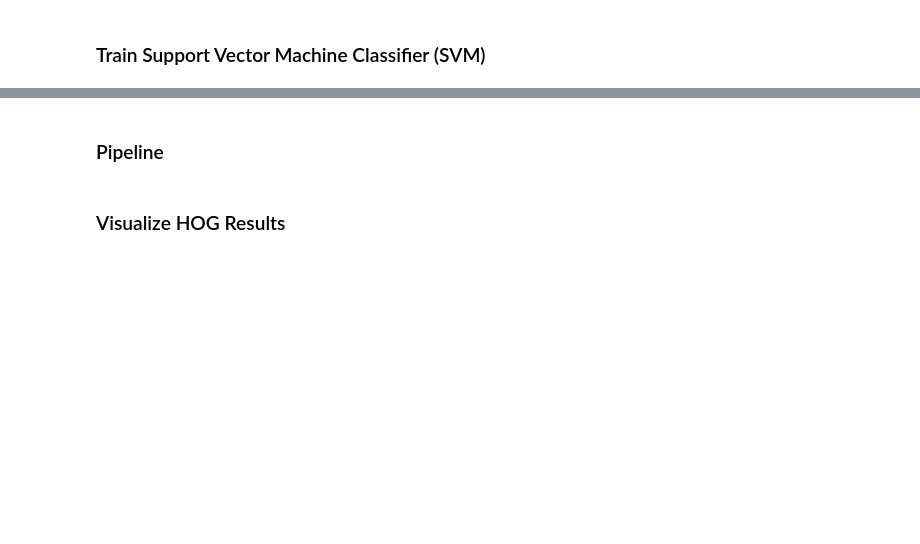
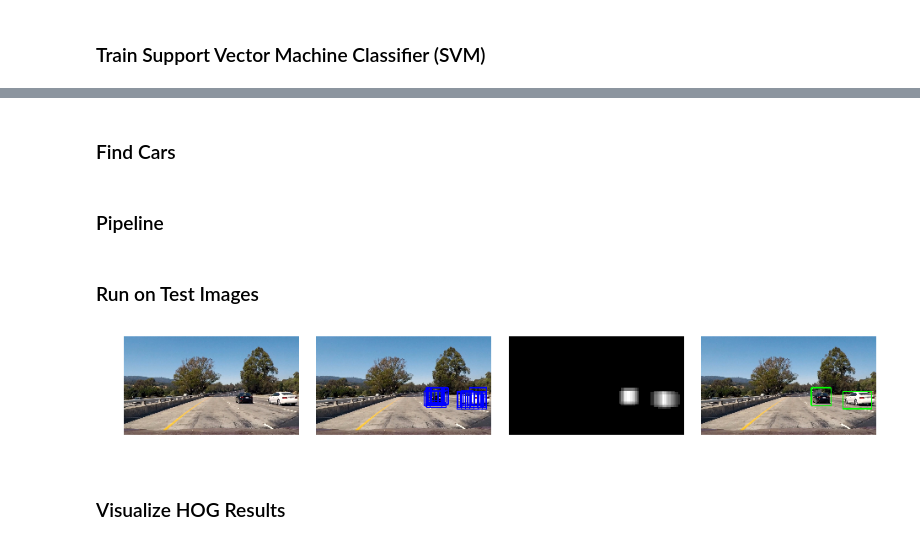
Before and after one commit to khatiba/Vehicle-Tracking, a Jupyter notebook: Vehicle-Tracking.ipynb, the cells around one changed output, grey strips where cells are left out. Cells and saved outputs as stored; diff of their text form; code cells hidden in the pictures; blank space fills up the shorter version.

Commit message:
Final working pipeline.

```diff
--- a/Vehicle-Tracking.ipynb
+++ b/Vehicle-Tracking.ipynb
@@ -175,12 +179,12 @@ def draw_labeled_bboxes(img, labels):
 from sklearn.preprocessing import StandardScaler
 from sklearn.model_selection import train_test_split
 
-color_space = 'HLS' # Can be RGB, HSV, LUV, HLS, YUV, YCrCb
-orient = 9  # HOG orientations
+color_space = 'YCrCb' # Can be RGB, HSV, LUV, HLS, YUV, YCrCb
+orient = 8  # HOG orientations
 pix_per_cell = 8  # HOG pixels per cell
 cell_per_block = 2  # HOG cells per block
 hog_channel = 'ALL'  # Can be 0, 1, 2, or "ALL"
-spatial_size = (16, 16)  # Spatial binning dimensions
+spatial_size = (32, 32)  # Spatial binning dimensions
 hist_bins = 32  # Number of histogram bins
 spatial_feat = True  # Spatial features on or off
 hist_feat = True  # Histogram features on or off
@@ -369,0 +242,2 @@ def find_hot_windows(image, xy_window=(96, 96)):
+# %% [markdown]
+### Find Cars
@@ -370,24 +313,25 @@ def find_hot_windows(image, xy_window=(96, 96)):
 # %% [markdown]
 ### Pipeline
 # %%
-ystart = 400
-ystop = 656
-window_sizes = [(64, 64), (96, 96), (128, 128)]
+ystart = 375
+ystop = 660
+scales = [1.5, 1.65, 1.8, 1.95] #[1.35, 1.5, 1.65, 1.8, 1.95, 2.1, 2.25]
 
 def pipeline(img):
-    img = cv2.cvtColor(img, cv2.COLOR_BGR2RGB)
+#     img = cv2.cvtColor(img, cv2.COLOR_BGR2RGB)
 
-    bbox_list = []
-    for window_size in window_sizes:
-        box_list = find_hot_windows(img, window_size)
-        bbox_list += box_list
+    bboxes = []
+    for scale in scales:
+        boxes = find_cars(img, ystart, ystop, scale, clf, X_scaler, orient,
+                          pix_per_cell, cell_per_block, spatial_size, hist_bins)
+        bboxes = bboxes + boxes
 
-    window_img = draw_boxes(img, bbox_list, color=(0, 255, 0), thick=6)
+    window_img = draw_boxes(img, bboxes, color=(0, 0, 255), thick=6)
 
     heat = np.zeros_like(img[:,:,0]).astype(np.float)
 
     # Add heat to each box in box list
-    heat = add_heat(heat, bbox_list)
+    heat = add_heat(heat, bboxes)
 
     # Apply threshold to help remove false positives
     heat = apply_threshold(heat, 2)
@@ -418,6 +362,17 @@ def pipeline(img):
         plt.show()
 
     return label_img
+# %% [markdown]
+### Run on Test Images
+# %%
+DEBUG_PLOTS = True
+
+for path in glob.glob('./test_images/test1.jpg'):
+    img = cv2.imread(path)
+    img = cv2.cvtColor(img, cv2.COLOR_BGR2RGB)
+    output = pipeline(img)
+# %% [output]
+[figure, added]
 # %% [markdown]
 ### Visualize HOG Results
 # %%
```
Also changed, not shown: parts of 14 cells of this notebook, 3 other files.
